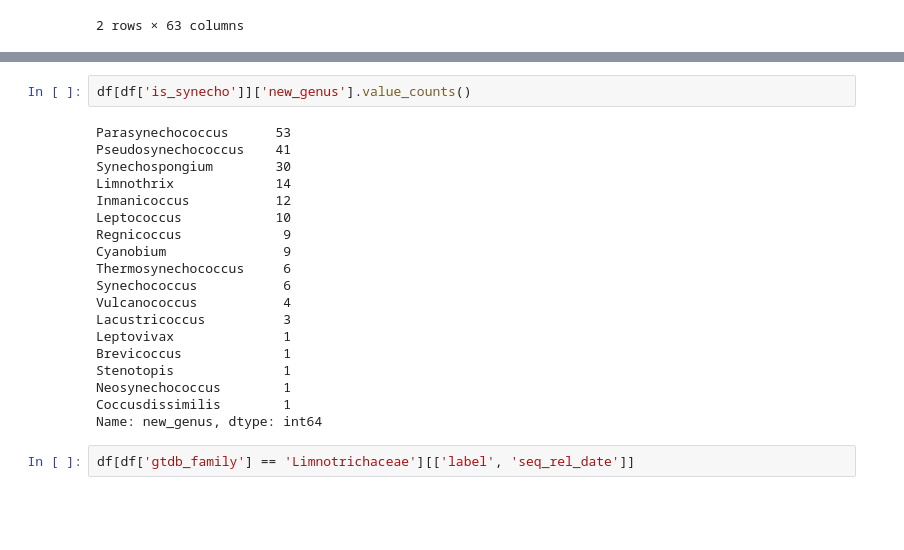
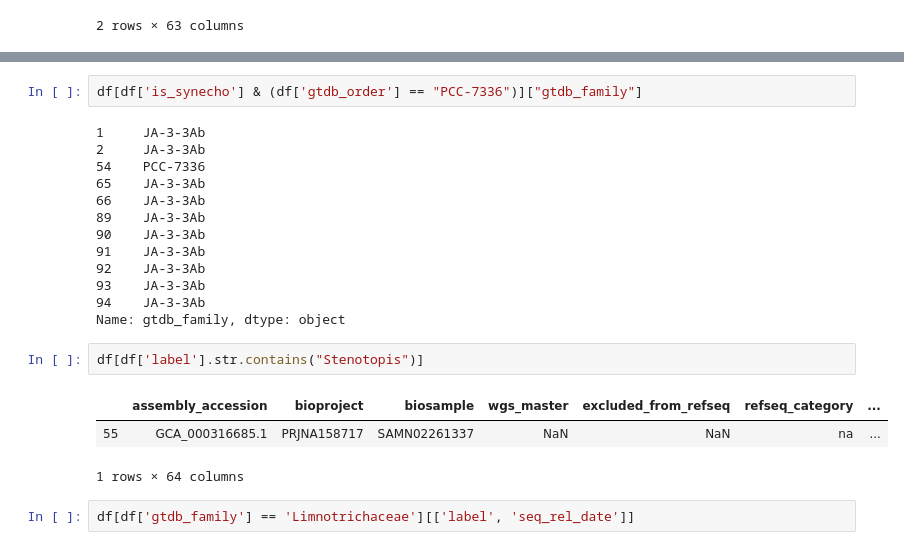
Before and after one commit to vinisalazar/SynechococcusGT, a Jupyter notebook: code/metadata_and_input_creation.ipynb, the cells around one changed output, grey strips where cells are left out. Saved outputs shown, nothing was run; the diff lists cells and outputs as text; blank space fills up the shorter version.

```diff
--- a/code/metadata_and_input_creation.ipynb
+++ b/code/metadata_and_input_creation.ipynb
@@ -355,24 +369,24 @@ df.query('gtdb_family == "Neosynechococcaceae"')
 # %%
-df[df['is_synecho']]['new_genus'].value_counts()
+df[df['is_synecho'] & (df['gtdb_order'] == "PCC-7336")]["gtdb_family"]
 # %% [output]
-Parasynechococcus      53
-Pseudosynechococcus    41
-Synechospongium        30
-Limnothrix             14
-Inmanicoccus           12
-Leptococcus            10
-Regnicoccus             9
-Cyanobium               9
-Thermosynechococcus     6
-Synechococcus           6
-Vulcanococcus           4
-Lacustricoccus          3
-Leptovivax              1
-Brevicoccus             1
-Stenotopis              1
-Neosynechococcus        1
-Coccusdissimilis        1
-Name: new_genus, dtype: int64
+1     JA-3-3Ab
+2     JA-3-3Ab
+54    PCC-7336
+65    JA-3-3Ab
+66    JA-3-3Ab
+89    JA-3-3Ab
+90    JA-3-3Ab
+91    JA-3-3Ab
+92    JA-3-3Ab
+93    JA-3-3Ab
+94    JA-3-3Ab
+Name: gtdb_family, dtype: object
+# %%
+df[df['label'].str.contains("Stenotopis")]
+# %% [output]
+|  | assembly_accession | bioproject | biosample | wgs_master | excluded_from_refseq | refseq_category | ... |
+| 55 | GCA_000316685.1 | PRJNA158717 | SAMN02261337 | NaN | NaN | na | ... |
+1 rows × 64 columns
 # %%
 df[df['gtdb_family'] == 'Limnotrichaceae'][['label', 'seq_rel_date']]
 # %% [output]
```
Also changed, not shown: parts of 1 cell of this notebook.
